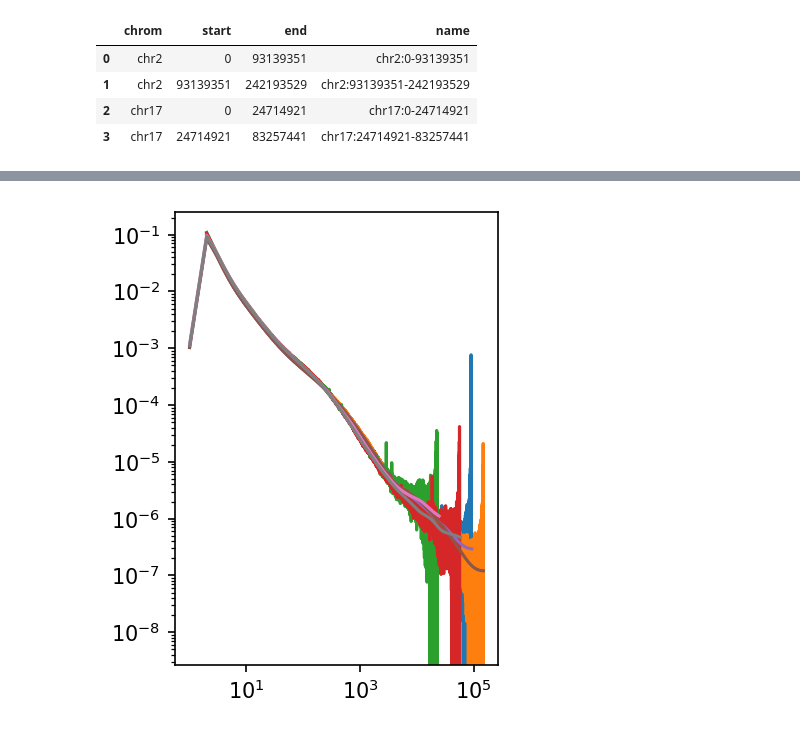
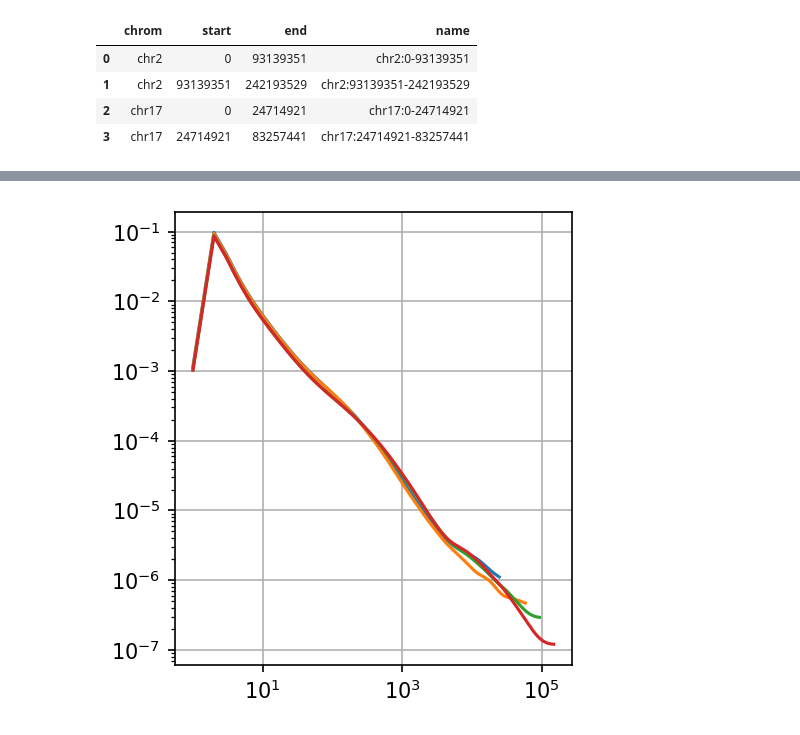
Before and after one commit to open2c/cooltools, a Jupyter notebook: cooltools/sandbox/expected_smoothing_example.ipynb, the cells around one changed output, grey strips where cells are left out. Drawn from its saved outputs; the diff is of its cells as text; code cells hidden in the pictures.

Commit message:
sandbox.expected_smoothing - another bugfix

```diff
--- a/cooltools/sandbox/expected_smoothing_example.ipynb
+++ b/cooltools/sandbox/expected_smoothing_example.ipynb
@@ -38,7 +38,7 @@ hg38_arms
 | 3 | chr17 | 24714921 | 83257441 | chr17:24714921-83257441 |
 # %%
 # cvd == contacts-vs-distance
-cvd = cooltools.expected.diagsum_symm(
+cvd = cooltools.api.expected.diagsum_symm(
     clr=clr,
     view_df=hg38_arms,
     transforms={'balanced': lambda p: p['count']*p['weight1']*p['weight2']}
@@ -49,2 +49,2 @@ cvd = cooltools.expected.diagsum_symm(
 # %%
-cvd_smoothed = cooltools.sandbox.expected_smoothing.agg_smooth_cvd(cvd)
+cvd_smoothed = cooltools.sandbox.expected_smoothing.agg_smooth_cvd(cvd).reset_index()
@@ -67,21 +67,22 @@ cvd_smoothed
 # %%
 plt.rcParams['figure.dpi'] = 150
 
 # for reg in cvd.region1.unique():
 #     cvd_loc = cvd[cvd.region1 == reg]
 #     plt.loglog(
 #         cvd_loc['diag'],
 #         cvd_loc['balanced.sum'] / cvd_loc['n_valid']
 #     )
 
 for reg in cvd_smoothed.region1.unique():
     cvd_loc = cvd_smoothed[cvd_smoothed.region1 == reg]
 
     plt.loglog(
-        cvd_loc['diag'],
+        cvd_loc['dist'],
         cvd_loc['balanced.avg.smoothed']
     )
 ax = plt.gca()
 ax.set(aspect=1.0);
+ax.grid()
 # %% [output]
-[figure, old version]
+[figure, new version]
```
Also changed, not shown: parts of 9 cells of this notebook, 1 other file.
